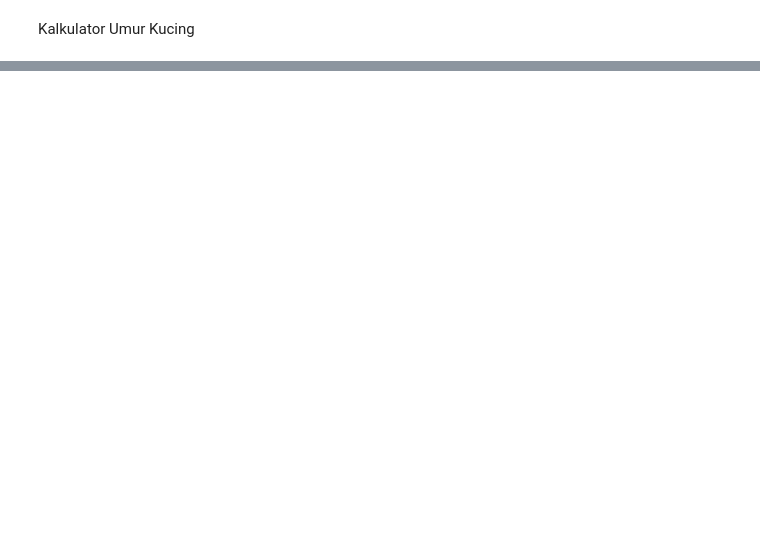
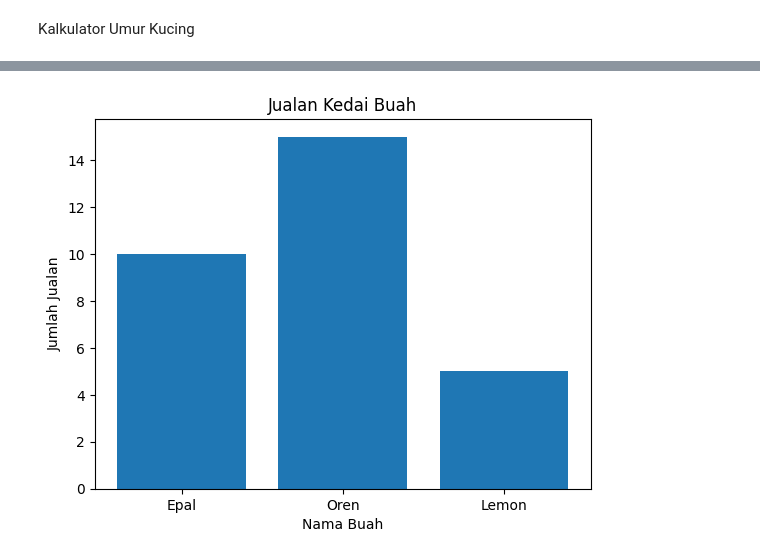
Before and after one commit to muazhanafe5-dev/Projek_AICV_2026-Muaz-, a Jupyter notebook: Projek_Phyton_Pertama_Saya.ipynb, the cells around one changed output, grey strips where cells are left out. Saved outputs shown, nothing was run; the diff lists cells and outputs as text; code cells hidden in the pictures; blank space fills up the shorter version.

```diff
--- a/Projek_Phyton_Pertama_Saya.ipynb
+++ b/Projek_Phyton_Pertama_Saya.ipynb
@@ -131,0 +127,19 @@ Oh, {minat} tu sangat menarik< {Muaz_Hanafe}!
+# %%
+import matplotlib.pyplot as plt
+
+# Data jualan
+nama_buah = ['Epal', 'Oren', 'Lemon']
+jualan = [10, 15, 5]
+
+# Bina carta paling
+plt.bar(nama_buah, jualan)
+
+# Tajuk dan label
+plt.title('Jualan Kedai Buah')
+plt.xlabel('Nama Buah')
+plt.ylabel('Jumlah Jualan')
+
+# Paparan carta
+plt.show()
+# %% [output]
+[figure, added]
```
Also changed, not shown: parts of 7 cells of this notebook.
